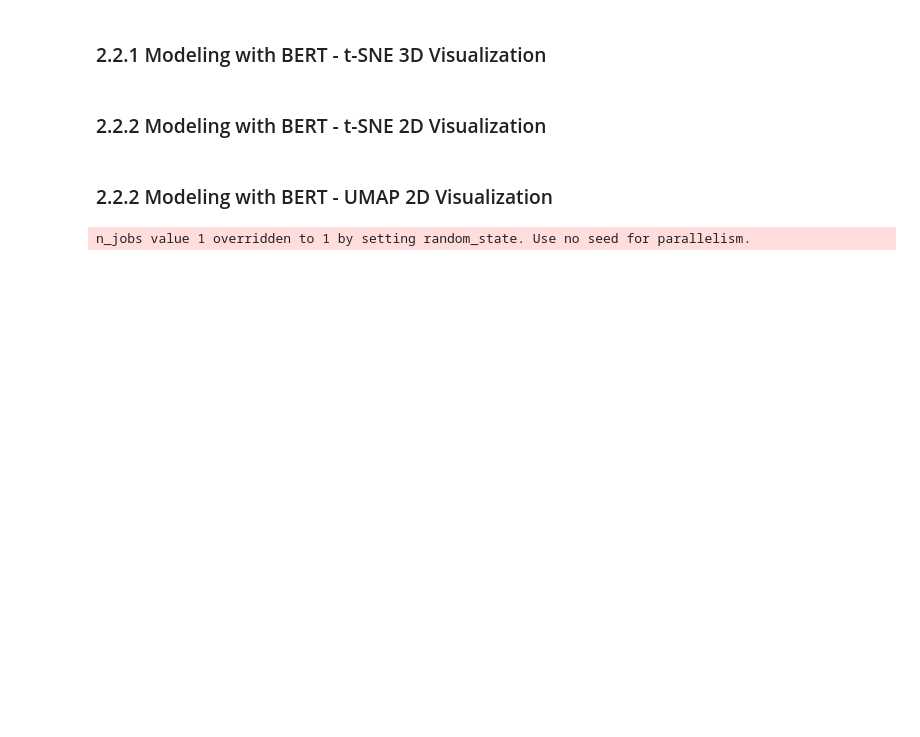
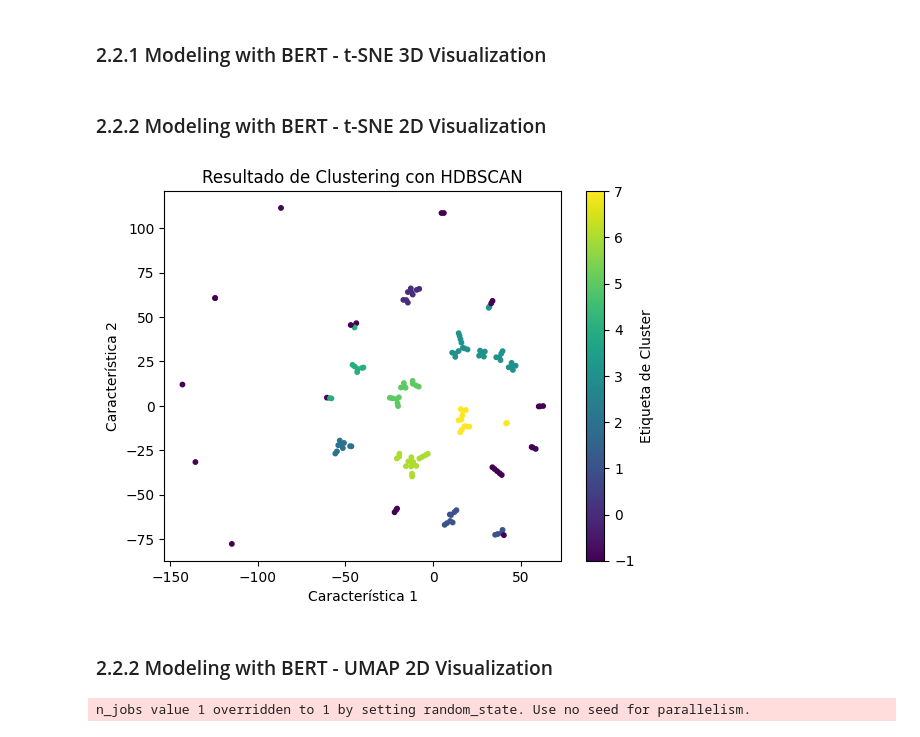
Before and after one commit to MolodyGs/Multimodal-News-Data-Collection, a Jupyter notebook: src/models/text_model.ipynb, the cells around one changed output. Cells and saved outputs as stored; diff of their text form; code cells hidden in the pictures; blank space fills up the shorter version.

Commit message:
feat: add clustering using the HDBSCAN method

```diff
--- a/src/models/text_model.ipynb
+++ b/src/models/text_model.ipynb
@@ -134,18 +136,34 @@ fig.show()
 ### 2.2.2 Modeling with BERT - t-SNE 2D Visualization
 # %%
 tsne = TSNE(n_components=2, perplexity=1, random_state=42)
-embeddings_3d = tsne.fit_transform(embeddings)
+embeddings_2d = tsne.fit_transform(embeddings)
 
-# Crear un DataFrame para las coordenadas 3D y las etiquetas
-df_3d = pd.DataFrame(embeddings_3d, columns=['x', 'y'])
-df_3d['label'] = df['label']
+clusterer = hdbscan.HDBSCAN(min_cluster_size=5)
+cluster_labels = clusterer.fit_predict(embeddings_2d)
 
-# Visualización en 3D con Plotly
-fig = px.scatter(df_3d, x='x', y='y', color='label',
-                    title='Visualización 2D de Textos con T-SNE',
-                    labels={'label': 'Etiqueta'},
-                    color_continuous_scale=px.colors.sequential.Viridis)
-fig.show()
+# Visualizar los resultados
+plt.scatter(embeddings_2d[:, 0], embeddings_2d[:, 1], c=cluster_labels, cmap='viridis', s=10)
+plt.title('Resultado de Clustering con HDBSCAN')
+plt.xlabel('Característica 1')
+plt.ylabel('Característica 2')
+plt.colorbar(label='Etiqueta de Cluster')
+plt.show()
+
+# tsne = TSNE(n_components=2, perplexity=1, random_state=42)
+# embeddings_3d = tsne.fit_transform(embeddings)
+
+# # Crear un DataFrame para las coordenadas 3D y las etiquetas
+# df_3d = pd.DataFrame(embeddings_3d, columns=['x', 'y'])
+# df_3d['label'] = df['label']
+
+# # Visualización en 3D con Plotly
+# fig = px.scatter(df_3d, x='x', y='y', color='label',
+#                     title='Visualización 2D de Textos con T-SNE',
+#                     labels={'label': 'Etiqueta'},
+#                     color_continuous_scale=px.colors.sequential.Viridis)
+# fig.show()
+# %% [output]
+[figure, added]
 # %% [markdown]
 ### 2.2.2 Modeling with BERT - UMAP 2D Visualization
 # %%
```
Also changed, not shown: parts of 2 cells of this notebook.
